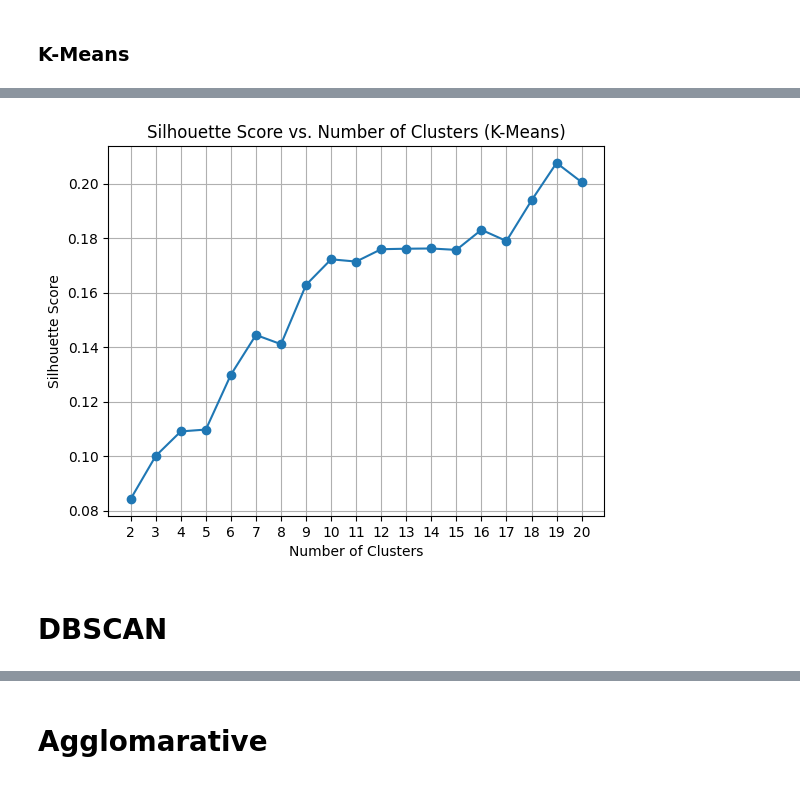
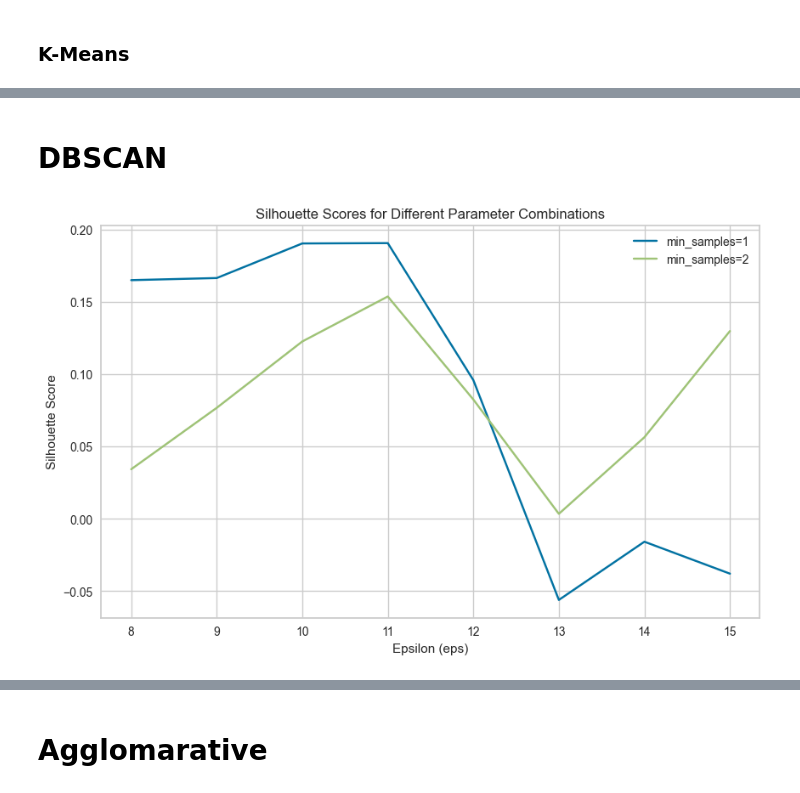
Before and after one commit to kiana2001/ML, a Jupyter notebook: ML-main.ipynb, the cells around one changed output, grey strips where cells are left out. Drawn from its saved outputs; the diff is of its cells as text; code cells hidden in the pictures.

```diff
--- a/ML-main.ipynb
+++ b/ML-main.ipynb
@@ -206,0 +203,10 @@ X = np.array(features_list)
+# %%
+# Print feature vectors extracted using ResNet50 model
+print("Feature vectors extracted using ResNet50 model:")
+for i, feature_vector in enumerate(features_resnet):
+    print(f"Image {i+1}: {feature_vector}")
+
+# Print feature vectors extracted using VGG19 model
+print("\nFeature vectors extracted using VGG19 model:")
+for i, feature_vector in enumerate(features_vgg19):
+    print(f"Image {i+1}: {feature_vector}")
@@ -386,26 +438,2 @@ Silhouette Score: 0.12849584
-# %%
-from sklearn.metrics import silhouette_score
-from sklearn.cluster import KMeans
-
-# Determine the optimal number of clusters using silhouette score
-silhouette_scores = []
-for n_clusters in range(2, 21):  # Try different numbers of clusters
-    kmeans = KMeans(n_clusters=n_clusters, random_state=42)
-    kmeans.fit(X)
-    silhouette_avg = silhouette_score(X, kmeans.labels_)
-    silhouette_scores.append(silhouette_avg)
-
-# Plot silhouette scores for different numbers of clusters
-import matplotlib.pyplot as plt
-
-plt.plot(range(2, 21), silhouette_scores, marker='o')
-plt.title("Silhouette Score vs. Number of Clusters (K-Means)")
-plt.xlabel("Number of Clusters")
-plt.ylabel("Silhouette Score")
-plt.xticks(range(2, 21))
-plt.grid(True)
-plt.show()
-# %% [output]
-[figure, removed]
 # %% [markdown]
 # DBSCAN
@@ -411,0 +451,32 @@ plt.show()
+# %%
+# Define a range of parameter values to explore
+eps_values = np.linspace(8, 15, 8)  # Adjust the range as needed
+min_samples_values = range(1, 3)  # Adjust the range as needed
+
+# Initialize lists to store silhouette scores
+silhouette_scores = []
+
+# Iterate over parameter combinations
+for eps in eps_values:
+    for min_samples in min_samples_values:
+        dbscan = DBSCAN(eps=eps, min_samples=min_samples)
+        cluster_labels = dbscan.fit_predict(X)
+        # Compute silhouette score
+        silhouette_avg = silhouette_score(X, cluster_labels)
+        silhouette_scores.append(silhouette_avg)
+
+# Reshape silhouette scores into a 2D array
+silhouette_scores = np.array(silhouette_scores).reshape(len(eps_values), len(min_samples_values))
+
+# Plot silhouette scores
+plt.figure(figsize=(10, 6))
+for i, min_samples in enumerate(min_samples_values):
+    plt.plot(eps_values, silhouette_scores[:, i], label=f"min_samples={min_samples}")
+plt.title("Silhouette Scores for Different Parameter Combinations")
+plt.xlabel("Epsilon (eps)")
+plt.ylabel("Silhouette Score")
+plt.legend()
+plt.grid(True)
+plt.show()
+# %% [output]
+[figure, added]
```
Also changed, not shown: parts of 31 cells of this notebook, 4 other files.
